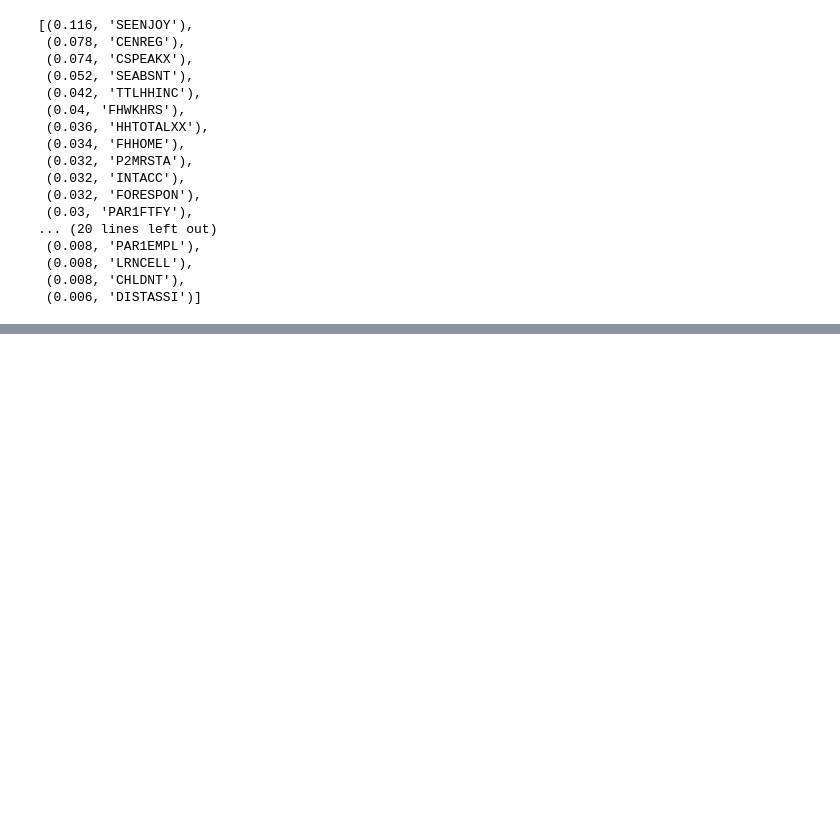
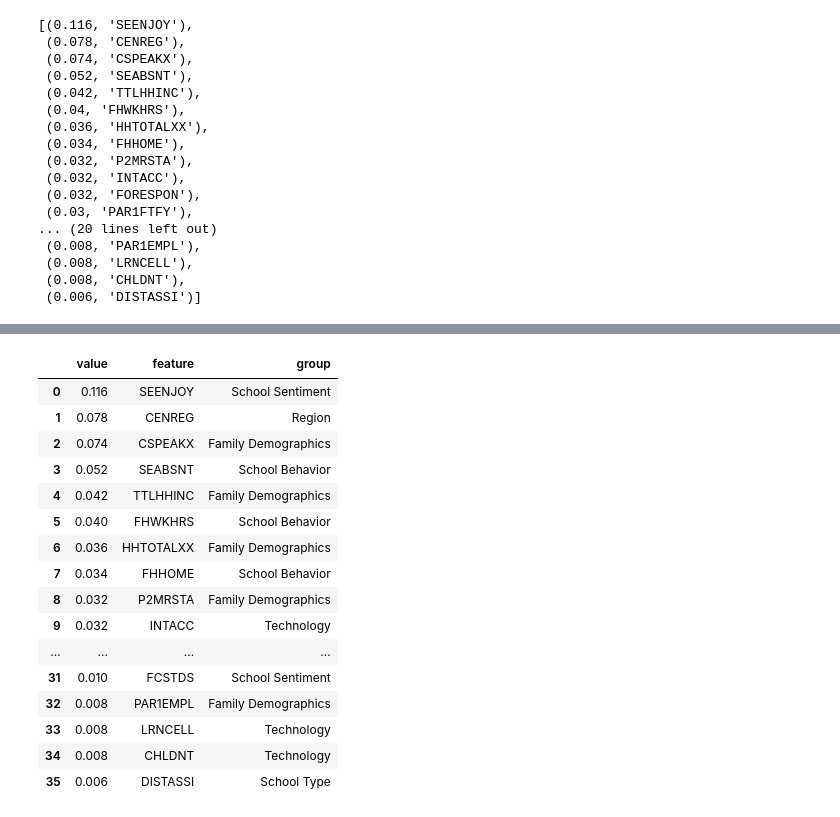
Before and after one commit to agmeadows/Student_Success_Analysis, a Jupyter notebook: Optimize/Bag_and_Boost_trials-Copy1.ipynb, the cells around one changed output, grey strips where cells are left out. Cells and saved outputs as stored; diff of their text form; code cells hidden in the pictures; blank space fills up the shorter version.

Commit message:
added connection to db to write to Features table

```diff
--- a/Optimize/Bag_and_Boost_trials-Copy1.ipynb
+++ b/Optimize/Bag_and_Boost_trials-Copy1.ipynb
@@ -18,9 +18,9 @@ warnings.filterwarnings('ignore')
 # %%
 # load data from DB to dataframe
 DATABASE_URL = "postgresql://guxdnmjbofwoac:d33409f0568bac78d191dbd2511c27a1f888d857258d97a9deaf8211db08339f@ec2-3-227-15-75.compute-1.amazonaws.com:5432/da7ntdovasosdk"
-con = create_engine(DATABASE_URL, echo = False).connect()
+engine = create_engine(DATABASE_URL, echo = False).connect()
 
-learning_data_df = pd.read_sql_table('NHES_19_PFI', con)
+learning_data_df = pd.read_sql_table('NHES_19_PFI', engine)
 
 learning_data_df
 # %% [output]
@@ -373,0 +307,64 @@ feature_data_df.to_csv('../Resources/feature_data.csv', index=False)
+# %%
+# create function to map the groups
+def set_group(row_number, assigned_group):
+    return assigned_group[row_number]
+
+# create dictionary of groups
+group_dict = {'SEENJOY': "School Sentiment",
+ 'CENREG': 'Region',
+ 'CSPEAKX': 'Family Demographics',
+ 'SEABSNT': 'School Behavior',
+ 'TTLHHINC': 'Family Demographics',
+ 'FHWKHRS': 'School Behavior',
+ 'HHTOTALXX': 'Family Demographics',
+ 'FHHOME': 'School Behavior',
+ 'P2MRSTA': 'Family Demographics',
+ 'INTACC': 'Technology',
+ 'FORESPON': 'Enrichment Activities',
+ 'PAR1FTFY': 'Family Demographics',
+ 'P2REL': 'Family Demographics',
+ 'P1REL': 'Family Demographics',
+ 'HHPRTNRSX': 'Family Demographics',
+ 'FOHISTX': 'Family Demographics',
+ 'FOGAMES': 'Enrichment Activity',
+ 'FCTEACHR': 'School Sentiment',
+ 'OWNRNTHB': 'Family Demographics',
+ 'SCHRTSCHL': 'School Type',
+ 'P2AGE': 'Family Demographics',
+ 'HHENGLISH': 'Family Demographics',
+ 'FOLIBRAYX': 'Enrichment Activity',
+ 'FOBOOKSTX': 'Enrichment Activity',
+ 'NUMSIBSX': 'Family Demographics',
+ 'FOCONCRTX': 'Enrichment Activity',
+ 'P2SEX': 'Family Demographics',
+ 'FOSTORY2X': 'Enrichment Activity',
+ 'FOMUSEUMX': 'Enrichment Activity',
+ 'FCSCHOOL': 'School Sentiment',
+ 'SCHLMAGNET': 'School Type',
+ 'FCSTDS': 'School Sentiment',
+ 'PAR1EMPL': 'Family Demographics',
+ 'LRNCELL': 'Technology',
+ 'CHLDNT': 'Technology',
+ 'DISTASSI': 'School Type'}
+
+# add new column
+feature_data_df['group'] = feature_data_df['feature'].apply(set_group, args=(group_dict, ))
+feature_data_df
+# %% [output]
+|  | value | feature | group |
+| 0 | 0.116 | SEENJOY | School Sentiment |
+| 1 | 0.078 | CENREG | Region |
+| 2 | 0.074 | CSPEAKX | Family Demographics |
+| 3 | 0.052 | SEABSNT | School Behavior |
+| 4 | 0.042 | TTLHHINC | Family Demographics |
+| 5 | 0.040 | FHWKHRS | School Behavior |
+| 6 | 0.036 | HHTOTALXX | Family Demographics |
+| 7 | 0.034 | FHHOME | School Behavior |
+| 8 | 0.032 | P2MRSTA | Family Demographics |
+| 9 | 0.032 | INTACC | Technology |
+| ... | ... | ... | ... |
+| 31 | 0.010 | FCSTDS | School Sentiment |
+| 32 | 0.008 | PAR1EMPL | Family Demographics |
+| 33 | 0.008 | LRNCELL | Technology |
+| 34 | 0.008 | CHLDNT | Technology |
+| 35 | 0.006 | DISTASSI | School Type |
```
Also changed, not shown: parts of 6 cells of this notebook, 1 other file.
